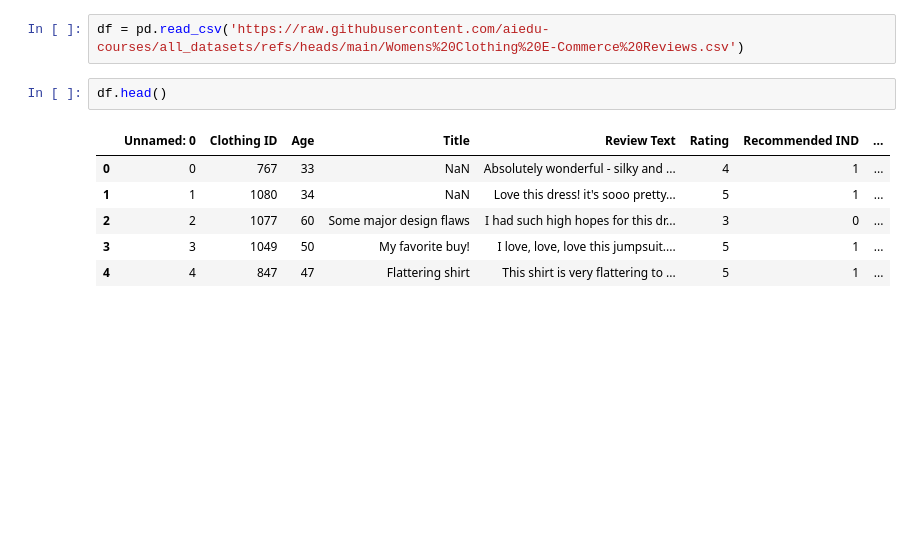
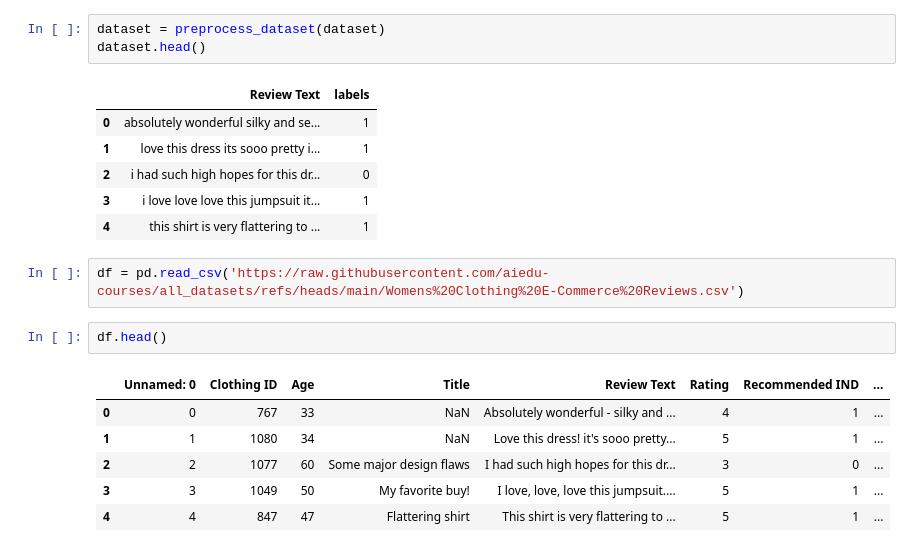
Before and after one commit to PolyakovMA/sentiment-transformer, a Jupyter notebook: notebooks/Review_classification.ipynb, the cells around one changed output. Cells and saved outputs as stored; diff of their text form; blank space fills up the shorter version.

```diff
--- a/notebooks/Review_classification.ipynb
+++ b/notebooks/Review_classification.ipynb
@@ -3,3 +35,13 @@ import pandas as pd
+# %%
+dataset = preprocess_dataset(dataset)
+dataset.head()
+# %% [output]
+|  | Review Text | labels |
+| 0 | absolutely wonderful silky and se... | 1 |
+| 1 | love this dress its sooo pretty i... | 1 |
+| 2 | i had such high hopes for this dr... | 0 |
+| 3 | i love love love this jumpsuit it... | 1 |
+| 4 | this shirt is very flattering to ... | 1 |
 # %%
 df = pd.read_csv('https://raw.githubusercontent.com/aiedu-courses/all_datasets/refs/heads/main/Womens%20Clothing%20E-Commerce%20Reviews.csv')
 # %%
```
Also changed, not shown: parts of 6 cells of this notebook.
